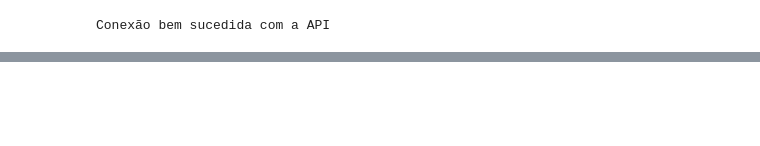
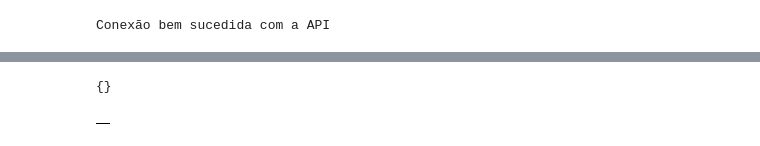
Before and after one commit to caikedomingues/monitoramento-sla-suporte, a Jupyter notebook: main.ipynb, the cells around one changed output, grey strips where cells are left out. Saved outputs shown, nothing was run; the diff lists cells and outputs as text; code cells hidden in the pictures; blank space fills up the shorter version.

```diff
--- a/main.ipynb
+++ b/main.ipynb
@@ -26,22 +27,26 @@ agora = datetime.datetime.now().strftime("%d_%m_%Y_%H_%M")
 caminho_erros = f"Erros/erros_{agora}.txt"
 # %%
-autenticacao = HTTPBasicAuth(EMAIL, JIRA_API_TOKEN)
+autenticacao = HTTPBasicAuth(EMAIL, SENHA_API)
 
 cabecalho = {
 
-    "Accept": "application/json"
+    "Accept": "application/json",
+    "Content-Type": "application/json"
 }
 
 url = f"{JIRA_URL}/rest/api/3/search/jql"
 
 parametros = {
 
-    "jql":"project = SUP ORDER BY created DESC",
+    "jql":"project = Suporte ORDER BY created DESC",
+
+    "startAt": 0,
 
     "maxResults": 100,
 
     "fields": ["summary", "status", "priority", "issuetype", "assignee", "reporter","created", "updated", "resolution"]
-}
+
+    }
 
 
 try:
@@ -80,6 +85,8 @@ except requests.exceptions.RequestException as erro:
 
             erros.write(f"Falha na conexão, código retornado: {erro}\n")
 
+            erros.write(f"Motivo: {resposta.text}\n")
+
             agora = datetime.datetime.now().strftime("%d_%m_%Y_%H_%M")
 
             erros.write(f"Data e hora da Requisição: {agora}\n")
@@ -87,3 +94,7 @@ except requests.exceptions.RequestException as erro:
             erros.write("------------------------------------------------\n")
 # %% [output]
 Conexão bem sucedida com a API
+# %%
+dados_api = resposta.json()
+
+dados_api
@@ -89,0 +119,12 @@ Conexão bem sucedida com a API
+# %%
+lista_issues = dados_api.get("fields", {})
+
+lista_issues
+# %% [output]
+{}
+# %%
+df = pd.DataFrame(lista_issues)
+# %%
+df.head(18)
+# %% [output]
+|  |
```
Also changed, not shown: parts of 3 cells of this notebook, 5 other files.
